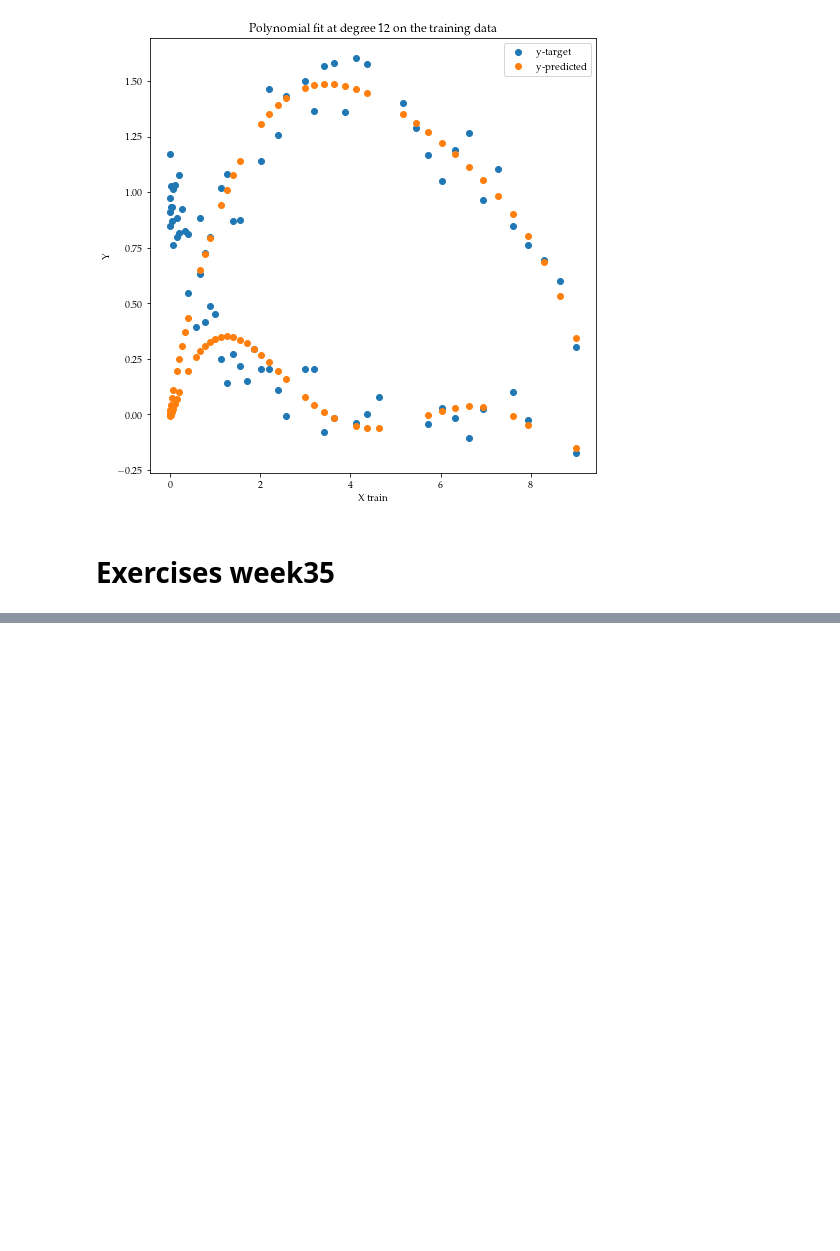
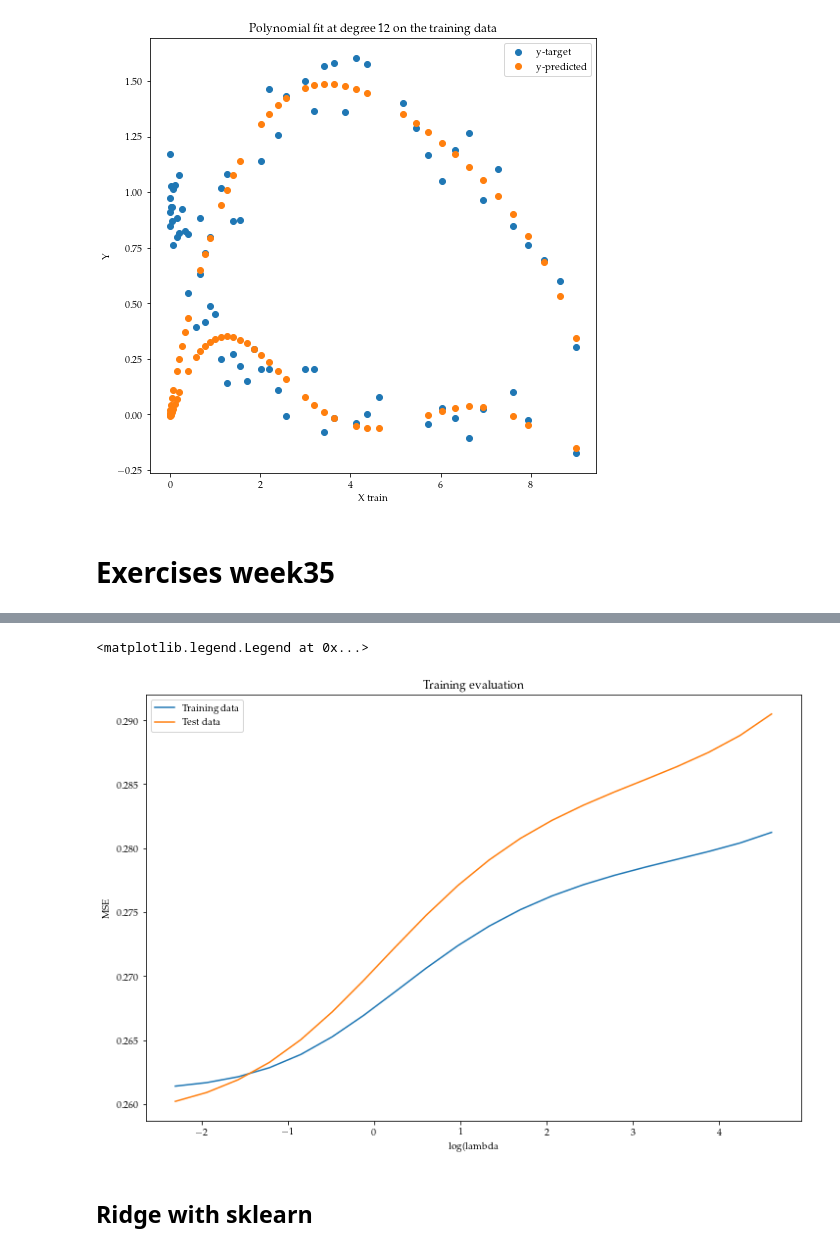
Before and after one commit to AndreasBordvik/FYS-STK4155-Prj1_report, a Jupyter notebook: code/workbench_andreas.ipynb, the cells around one changed output, grey strips where cells are left out. Saved outputs shown, nothing was run; the diff lists cells and outputs as text; code cells hidden in the pictures; blank space fills up the shorter version.

```diff
--- a/code/workbench_andreas.ipynb
+++ b/code/workbench_andreas.ipynb
@@ -215,0 +269,30 @@ plt.legend()
+# %%
+# Ridge regression
+nbf_lambdas = 20
+lambdas = np.logspace(-1,2, nbf_lambdas)
+
+y_train_df = pd.DataFrame()
+y_hat_train_df = pd.DataFrame()
+y_test_df = pd.DataFrame()
+y_hat_test_df = pd.DataFrame()
+
+for lam in lambdas:
+    model = RidgeRegression() # Instansiate the model
+    model.fit(X_train, y_train, lam) # Training the model
+
+    # Predictions
+    y_hat_train = model.predict(X_train) # predict on train data
+    y_hat_test = model.predict(X_test) # predict on test data
+
+    # Filling up dataframes
+    y_train_df[f"lambda_{lam}"] = y_train.flatten()
+    y_hat_train_df[f"lambda_{lam}"] = y_hat_train.flatten()
+    y_test_df[f"lambda_{lam}"] = y_test.flatten()
+    y_hat_test_df[f"lambda_{lam}"] = y_hat_test.flatten()
+# %%
+# MSE calculations for all lambda values
+mse_scores_train = ((y_train_df - y_hat_train_df) ** 2).mean()
+mse_scores_test = ((y_test_df - y_hat_test_df) ** 2).mean()
+# R2 calculations for all lambda values
+R2_scores_train = 1 - ((y_train_df - y_hat_train_df) ** 2).sum() / ((y_train_df - y_train_df.mean())**2).sum()
+R2_scores_test = 1 - ((y_test_df - y_hat_test_df) ** 2).sum() / ((y_test_df - y_test_df.mean())**2).sum()
@@ -215,0 +319,13 @@ plt.legend()
+# %%
+plt.figure(figsize=(12,8))
+plt.plot(np.log(lambdas), mse_scores_train, label="Training data")
+plt.plot(np.log(lambdas), mse_scores_test, label="Test data")
+plt.xlabel("log(lambda")
+plt.ylabel("MSE")
+plt.title("Training evaluation")
+plt.legend()
+# %% [output]
+<matplotlib.legend.Legend at 0x...>
+[figure, added]
+# %% [markdown]
+## Ridge with sklearn
```
Also changed, not shown: parts of 22 cells of this notebook, 1 other file.
